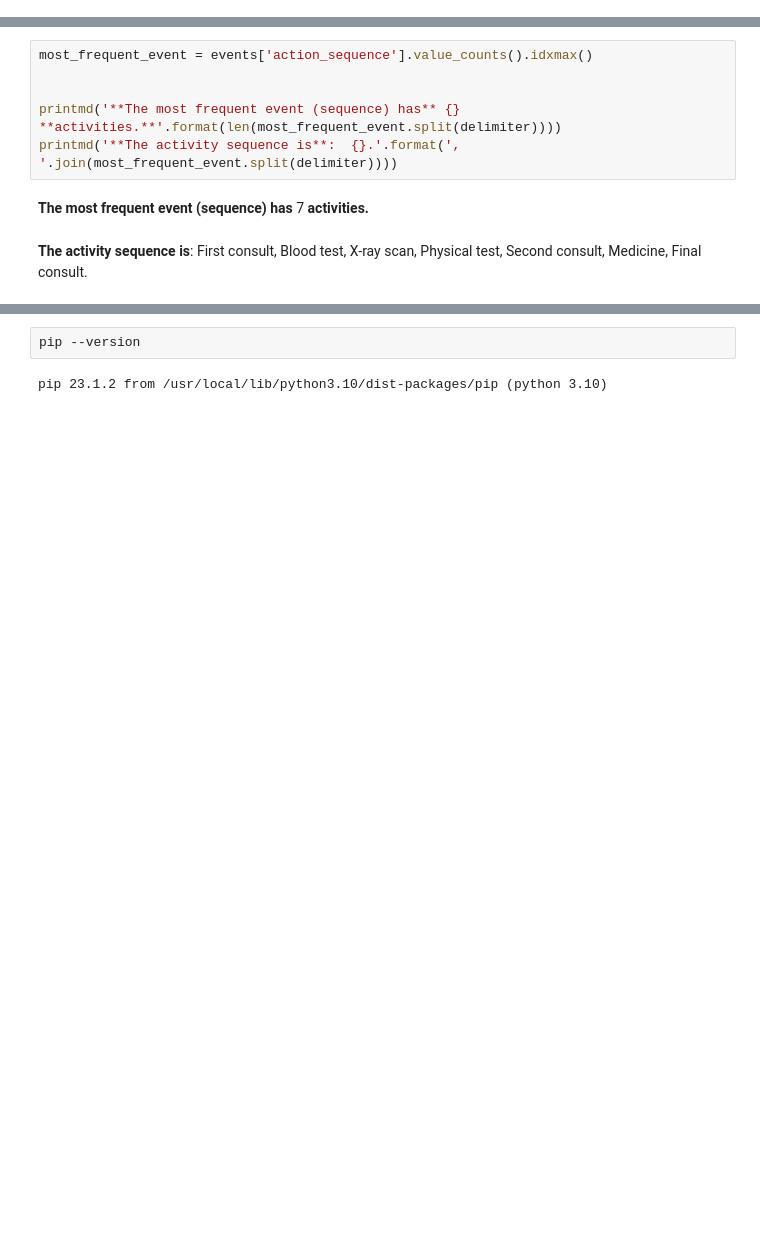
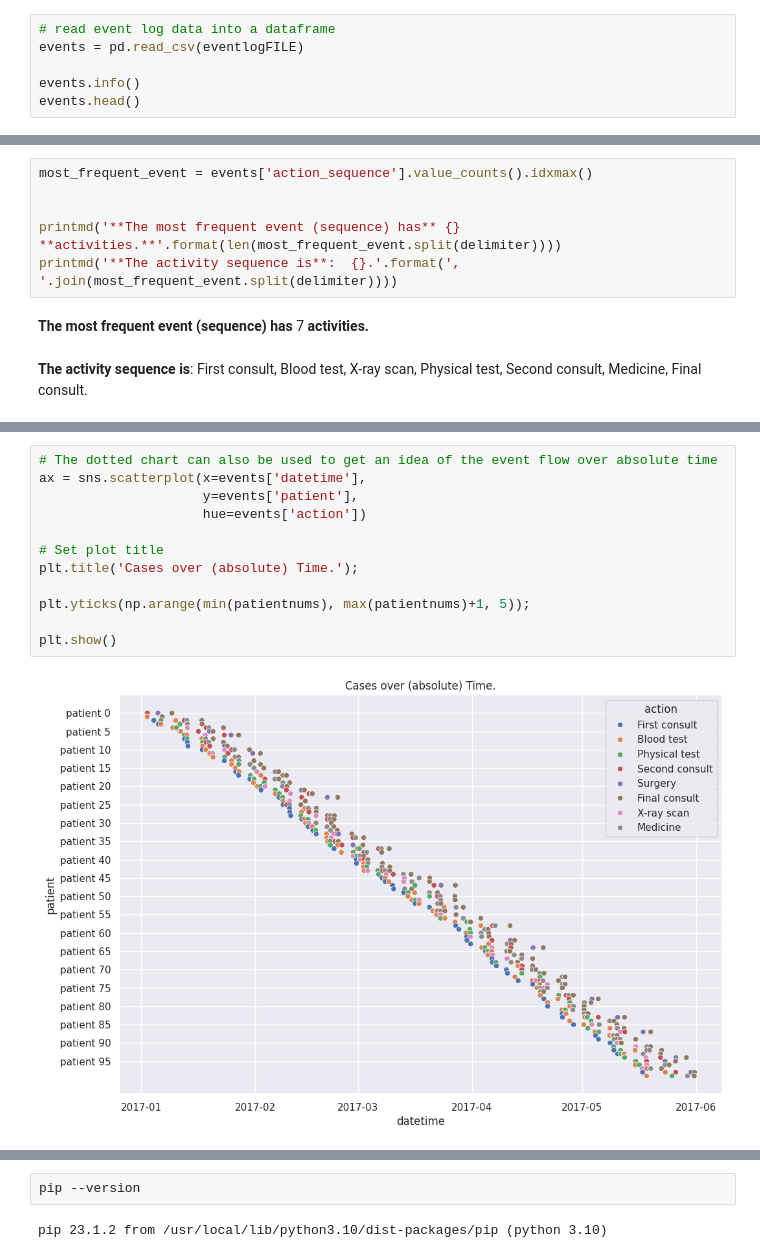
Before and after one commit to sawubona-repo/BINA-FS24-WORK, a Jupyter notebook: LB07-ProcessMining/Python/DEMO_Python_PM4PY_PatientPathways.ipynb, the cells around one changed output, grey strips where cells are left out. Saved outputs shown, nothing was run; the diff lists cells and outputs as text; blank space fills up the shorter version.

```diff
--- a/LB07-ProcessMining/Python/DEMO_Python_PM4PY_PatientPathways.ipynb
+++ b/LB07-ProcessMining/Python/DEMO_Python_PM4PY_PatientPathways.ipynb
@@ -176,0 +55,6 @@ patientX = events[events['patient'].isin(selected_patients)]
+# %%
+# read event log data into a dataframe
+events = pd.read_csv(eventlogFILE)
+
+events.info()
+events.head()
@@ -205,0 +301,14 @@ printmd('**The activity sequence is**:  {}.'.format(', '.join(most_frequent_even
+# %%
+# The dotted chart can also be used to get an idea of the event flow over absolute time
+ax = sns.scatterplot(x=events['datetime'],
+                     y=events['patient'],
+                     hue=events['action'])
+
+# Set plot title
+plt.title('Cases over (absolute) Time.');
+
+plt.yticks(np.arange(min(patientnums), max(patientnums)+1, 5));
+
+plt.show()
+# %% [output]
+[figure, added]
```
Also changed, not shown: parts of 84 cells of this notebook, 7 other files.
